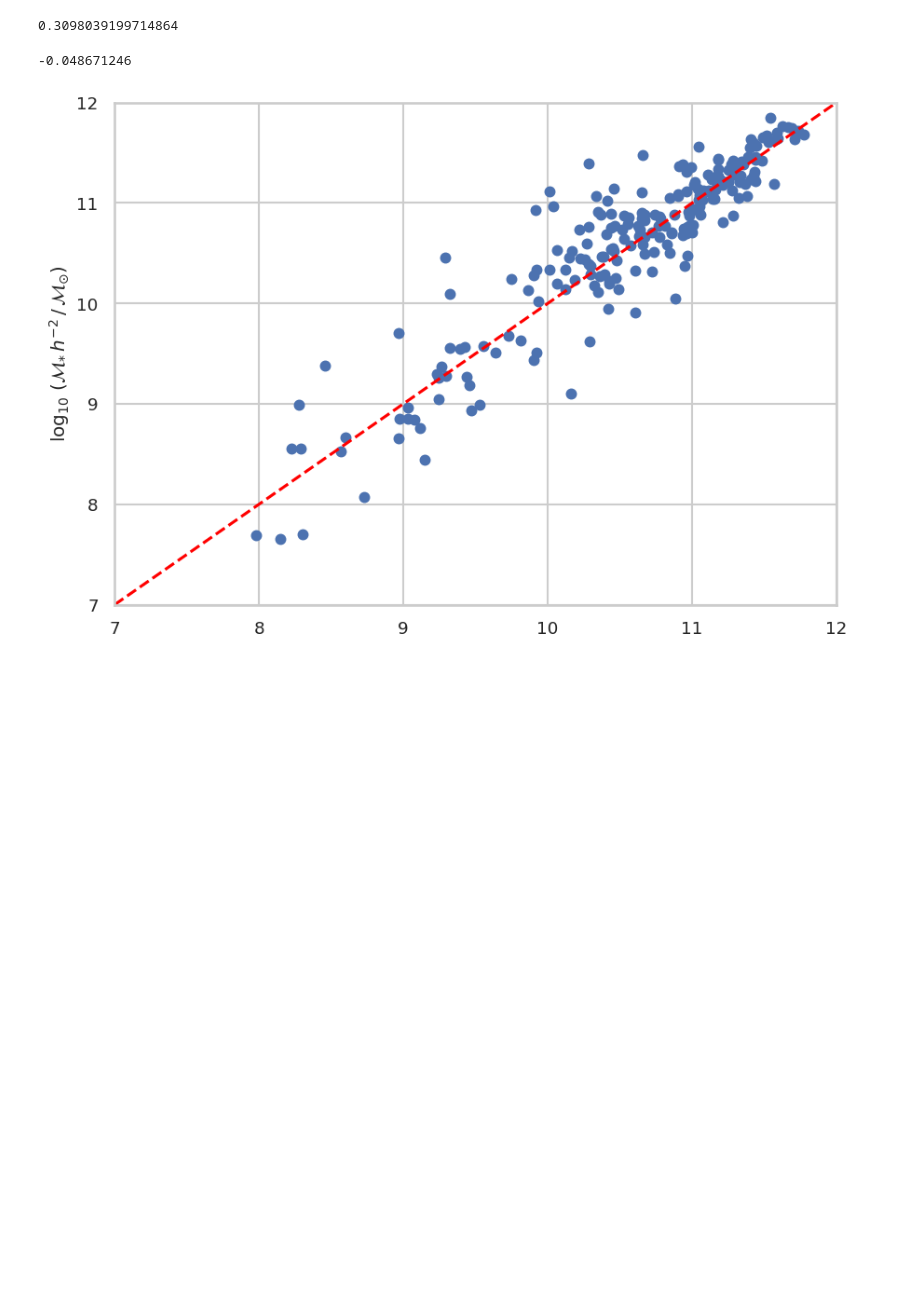
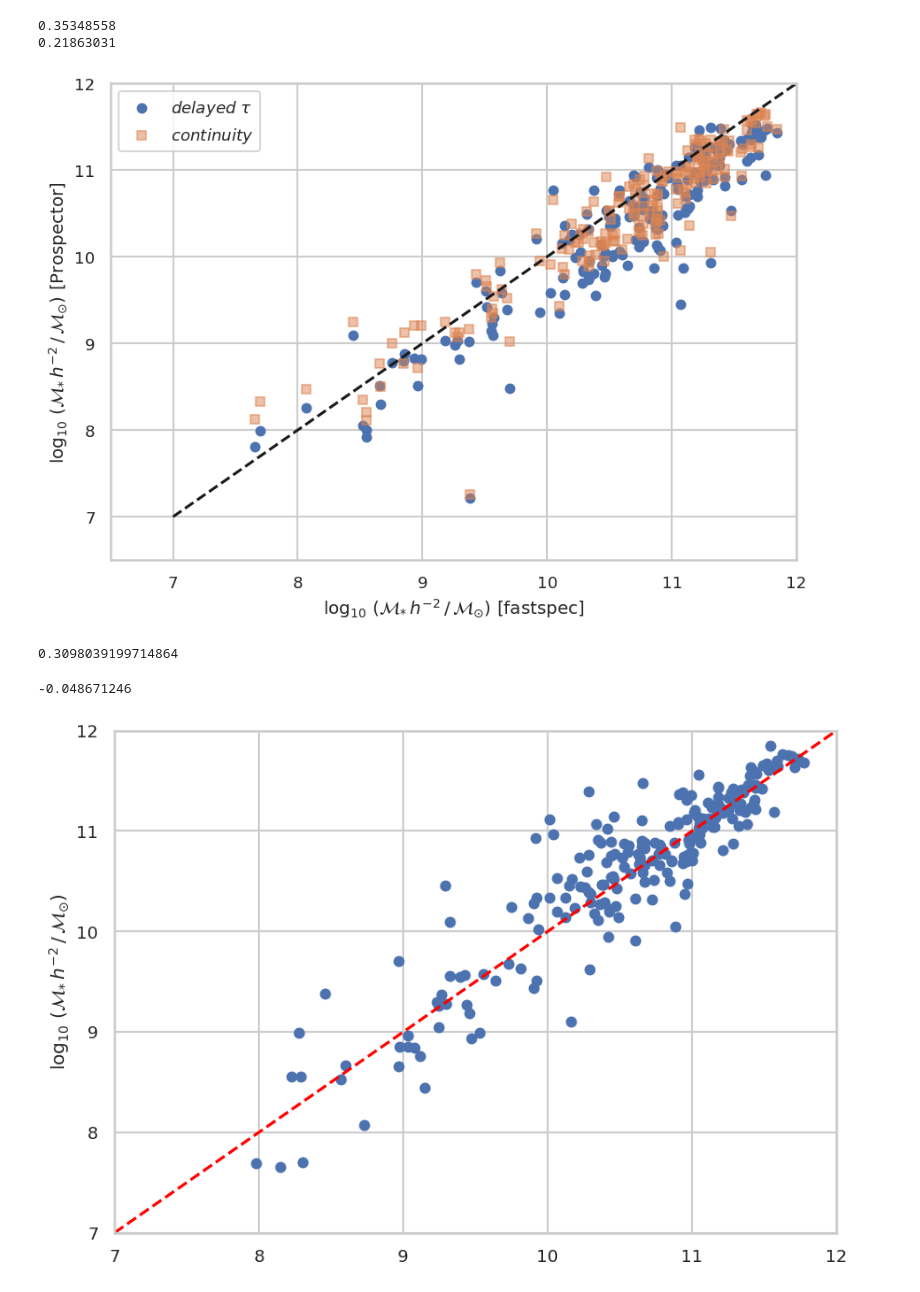
Before and after one commit to moustakas/fastspecfit-projects, a Jupyter notebook: fastpaper1/compare-mstar.ipynb, the cells around one changed output. Saved outputs shown, nothing was run; the diff lists cells and outputs as text; code cells hidden in the pictures; blank space fills up the shorter version.

```diff
--- a/fastpaper1/compare-mstar.ipynb
+++ b/fastpaper1/compare-mstar.ipynb
@@ -19,3 +131,21 @@ np.log10(little_h**(-2))
+# %%
+fig, ax = plt.subplots(figsize=(10, 7))
+ax.scatter(fastspec['LOGMSTAR'], delayed['MSTAR'], s=50,
+           marker='o', alpha=1., color=colors[0], label=r'$delayed\ \tau$')
+ax.scatter(fastspec['LOGMSTAR'], continuity['MSTAR'], s=50,
+           marker='s', alpha=0.5, color=colors[1], label=r'$continuity$')
+print(np.median(fastspec['LOGMSTAR']-delayed['MSTAR']))
+print(np.median(fastspec['LOGMSTAR']-continuity['MSTAR']))
+ax.plot([7, 12], [7, 12], ls='--', color='k')
+ax.set_xlim(masslim)
+ax.set_ylim(masslim)
+ax.set_xlabel(get_masstitle(suffix='fastspec'));
+ax.set_ylabel(get_masstitle(suffix='Prospector'));
+ax.legend(loc='upper left');
+# %% [output]
+0.35348558
+0.21863031
+[figure, added]
 # %%
 v1file = '/pscratch/sd/i/ioannis/fastspecfit/1.2.0/fuji/catalogs/fastphot-fuji-sv1-bright.fits'
 v2file = '/pscratch/sd/i/ioannis/fastspecfit/1.2.1/fuji/catalogs/fastspec-fuji-sv1-bright.fits'
```
Also changed, not shown: parts of 17 cells of this notebook, 2 other files.
